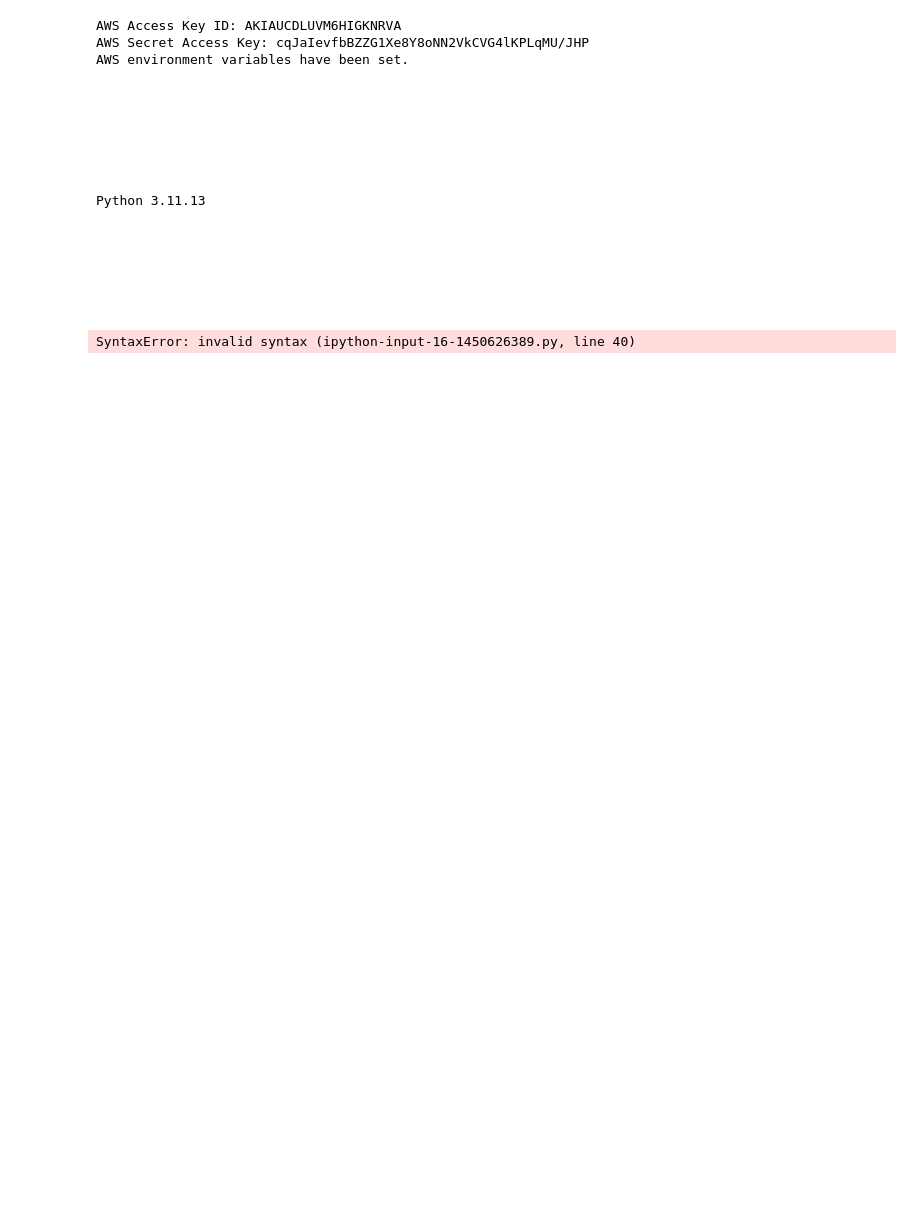
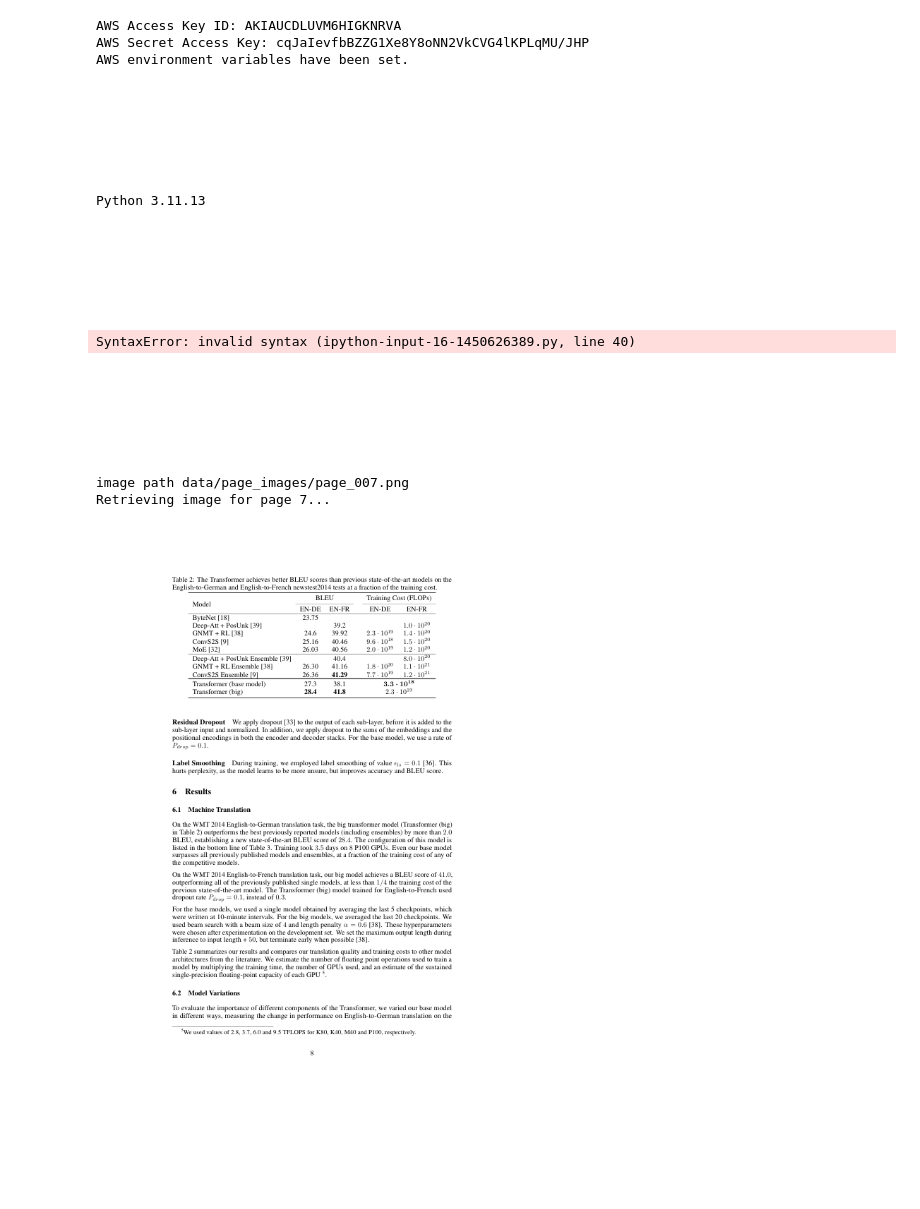
Before and after one commit to richa0709-coder/fcc-ai-engineering-aws, a Jupyter notebook: 03-multimodal-rag/01_Multi_modal_RAG_Amazon_Bedrock_Nova.ipynb, the cells around one changed output. Cells and saved outputs as stored; diff of their text form; code cells hidden in the pictures; blank space fills up the shorter version.

```diff
--- a/03-multimodal-rag/01_Multi_modal_RAG_Amazon_Bedrock_Nova.ipynb
+++ b/03-multimodal-rag/01_Multi_modal_RAG_Amazon_Bedrock_Nova.ipynb
@@ -583,33 +583,37 @@ except Exception as e:
 # %%
 from IPython.display import display, Image
 
 # prompt: add code to retrieve page image for pages cited
 
 def retrieve_page_images(pages_to_retrieve, base_dir="data"):
     """
     Retrieves and displays the image for the specified page numbers.
 
     Args:
         pages_to_retrieve (list): A list of page numbers (integers or strings) to retrieve.
         base_dir (str): The base directory where the page images are stored.
     """
     for page_num_str in list(set(pages_to_retrieve)): # Ensure unique pages and iterate
         try:
             page_num = int(page_num_str)
             # Page numbers are 0-indexed in pymupdf but 1-indexed in the citations, so we subtract 1
-            image_path = os.path.join(base_dir, f"page_images/page_{page_num - 1:03d}.png")
+            image_path = os.path.join(base_dir, f"page_images/page_{page_num:03d}.png")
             print("image path", image_path)
             print(f"Retrieving image for page {page_num}...")
             display(Image(filename=image_path))
         except ValueError:
             print(f"Skipping invalid page number: {page_num_str}")
         except FileNotFoundError:
             print(f"Error: Image for page {page_num} not found at '{image_path}'.")
         except Exception as e:
             print(f"An error occurred while retrieving image for page {page_num}: {e}")
 
 # Example usage after getting pages_cited from the RAG response:
 retrieve_page_images(pages_cited, base_dir="data")
+# %% [output]
+image path data/page_images/page_007.png
+Retrieving image for page 7...
+[figure, added]
 # %% [markdown]
 <h2 style="background: linear-gradient(to right, #ff6b6b, #4ecdc4, #1e90ff);
             color: white;
```
Also changed, not shown: parts of 5 cells of this notebook.
